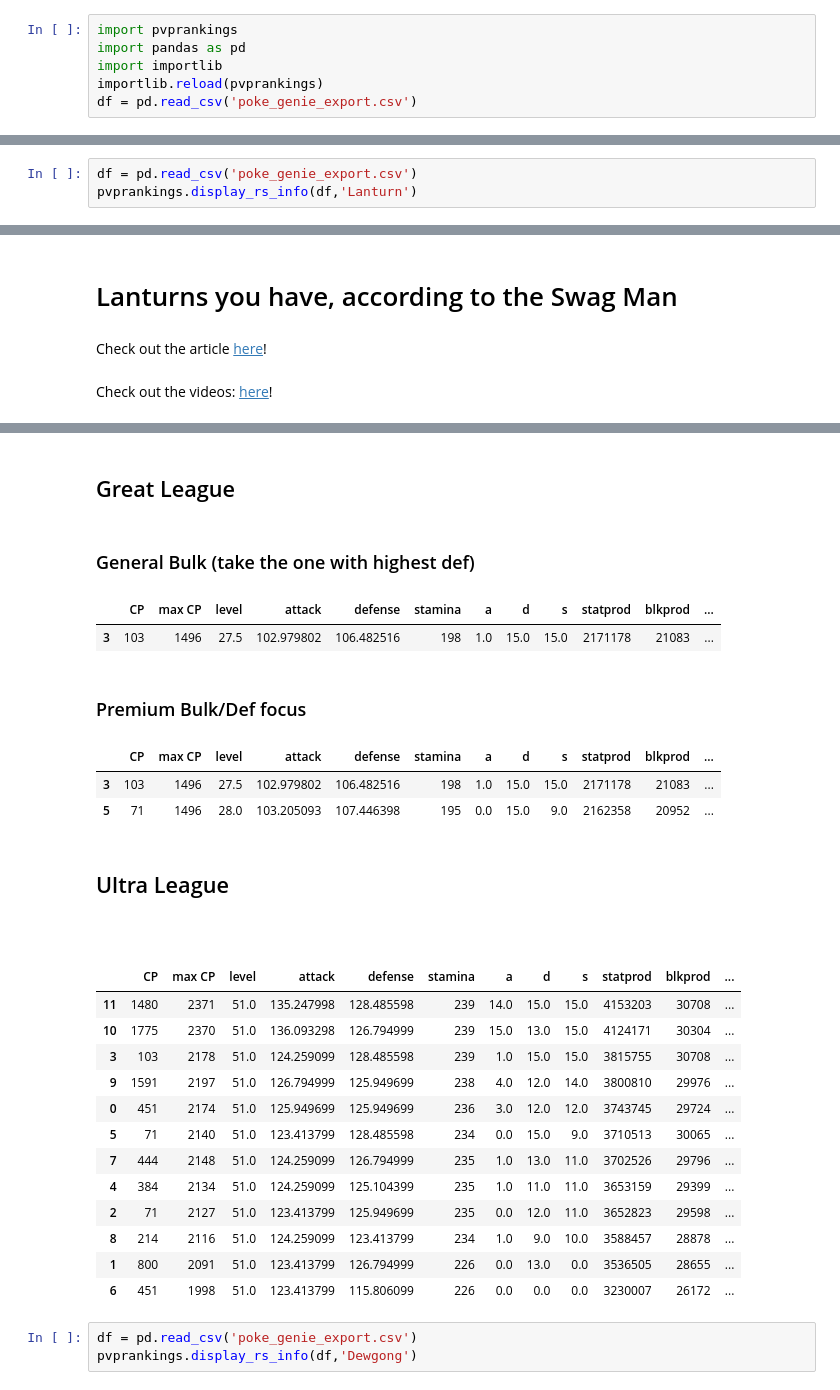
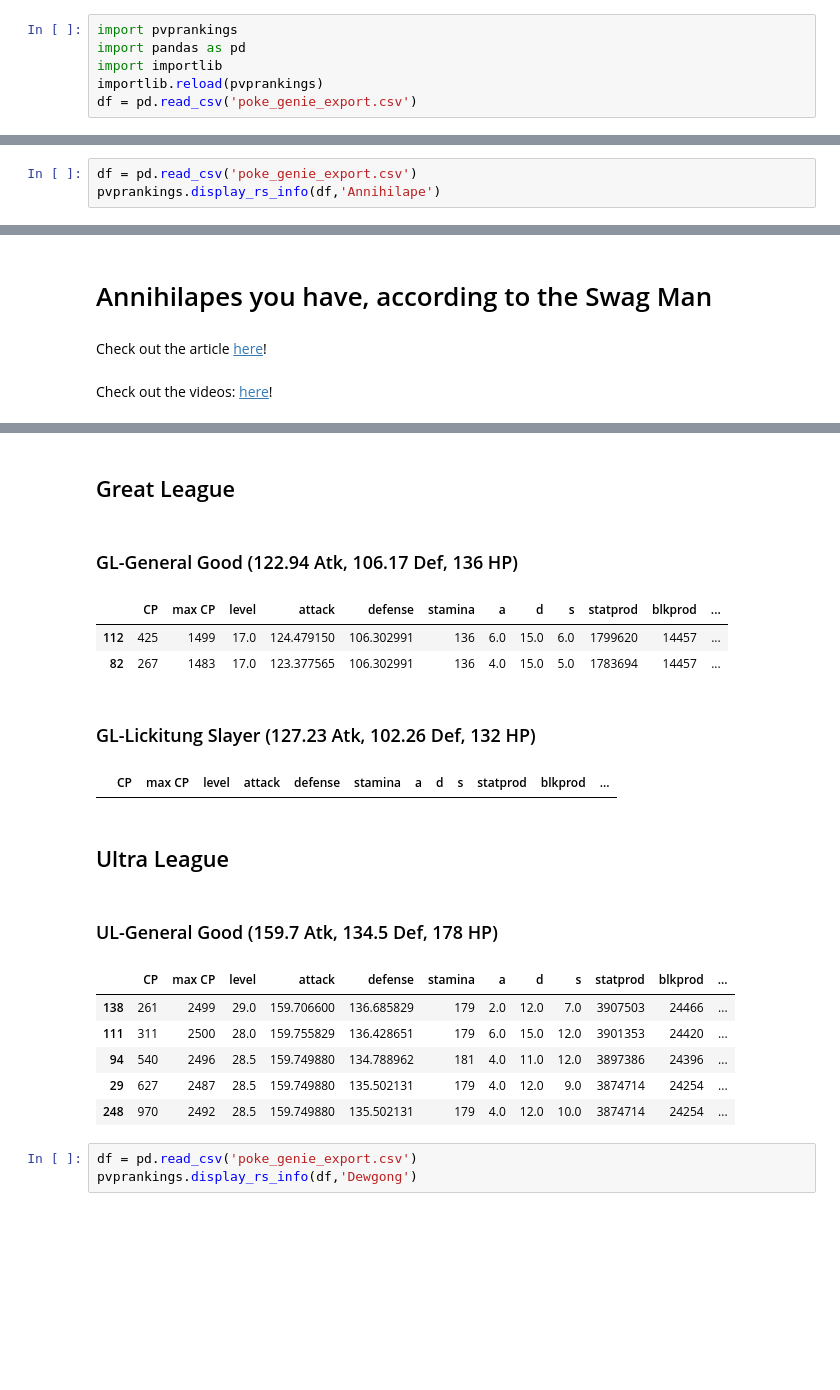
Before and after one commit to mglerner/PoGoIVChecker, a Jupyter notebook: FilterIVs.ipynb, the cells around one changed output, grey strips where cells are left out. Drawn from its saved outputs; the diff is of its cells as text; blank space fills up the shorter version.

```diff
--- a/FilterIVs.ipynb
+++ b/FilterIVs.ipynb
@@ -81,5 +82,5 @@ Extra Tips:
 ... (4 outputs left out)
 # %%
 df = pd.read_csv('poke_genie_export.csv')
-pvprankings.display_rs_info(df,'Lanturn')
+pvprankings.display_rs_info(df,'Annihilape')
 # %% [output]
@@ -96,4 +87,4 @@ The rank 10 Lanturn at max_level 51 is (2163160, (0, 12, 14))
-# Lanturns you have, according to the Swag Man
+# Annihilapes you have, according to the Swag Man
-Check out the article [here](https://gamepress.gg/pokemongo/pvp-iv-deep-dive-lanturn)!
+Check out the article [here](https://gamepress.gg/pokemongo/annihilape-pvp-iv-deep-dive)!
 Check out the videos: [here]()!
 Extra Tips:
@@ -100,26 +136,18 @@ Extra Tips:
 ## Great League
-### General Bulk (take the one with highest def)
+### GL-General Good (122.94 Atk, 106.17 Def, 136 HP)
 |  | CP | max CP | level | attack | defense | stamina | a | d | s | statprod | blkprod | ... |
-| 3 | 103 | 1496 | 27.5 | 102.979802 | 106.482516 | 198 | 1.0 | 15.0 | 15.0 | 2171178 | 21083 | ... |
+| 112 | 425 | 1499 | 17.0 | 124.479150 | 106.302991 | 136 | 6.0 | 15.0 | 6.0 | 1799620 | 14457 | ... |
+| 82 | 267 | 1483 | 17.0 | 123.377565 | 106.302991 | 136 | 4.0 | 15.0 | 5.0 | 1783694 | 14457 | ... |
-### Premium Bulk/Def focus
+### GL-Lickitung Slayer (127.23 Atk, 102.26 Def, 132 HP)
 |  | CP | max CP | level | attack | defense | stamina | a | d | s | statprod | blkprod | ... |
-| 3 | 103 | 1496 | 27.5 | 102.979802 | 106.482516 | 198 | 1.0 | 15.0 | 15.0 | 2171178 | 21083 | ... |
-| 5 | 71 | 1496 | 28.0 | 103.205093 | 107.446398 | 195 | 0.0 | 15.0 | 9.0 | 2162358 | 20952 | ... |
 ## Ultra League
-###
+### UL-General Good (159.7 Atk, 134.5 Def, 178 HP)
 |  | CP | max CP | level | attack | defense | stamina | a | d | s | statprod | blkprod | ... |
-| 11 | 1480 | 2371 | 51.0 | 135.247998 | 128.485598 | 239 | 14.0 | 15.0 | 15.0 | 4153203 | 30708 | ... |
-| 10 | 1775 | 2370 | 51.0 | 136.093298 | 126.794999 | 239 | 15.0 | 13.0 | 15.0 | 4124171 | 30304 | ... |
-| 3 | 103 | 2178 | 51.0 | 124.259099 | 128.485598 | 239 | 1.0 | 15.0 | 15.0 | 3815755 | 30708 | ... |
-| 9 | 1591 | 2197 | 51.0 | 126.794999 | 125.949699 | 238 | 4.0 | 12.0 | 14.0 | 3800810 | 29976 | ... |
-| 0 | 451 | 2174 | 51.0 | 125.949699 | 125.949699 | 236 | 3.0 | 12.0 | 12.0 | 3743745 | 29724 | ... |
-| 5 | 71 | 2140 | 51.0 | 123.413799 | 128.485598 | 234 | 0.0 | 15.0 | 9.0 | 3710513 | 30065 | ... |
-| 7 | 444 | 2148 | 51.0 | 124.259099 | 126.794999 | 235 | 1.0 | 13.0 | 11.0 | 3702526 | 29796 | ... |
-| 4 | 384 | 2134 | 51.0 | 124.259099 | 125.104399 | 235 | 1.0 | 11.0 | 11.0 | 3653159 | 29399 | ... |
-| 2 | 71 | 2127 | 51.0 | 123.413799 | 125.949699 | 235 | 0.0 | 12.0 | 11.0 | 3652823 | 29598 | ... |
-| 8 | 214 | 2116 | 51.0 | 124.259099 | 123.413799 | 234 | 1.0 | 9.0 | 10.0 | 3588457 | 28878 | ... |
-| 1 | 800 | 2091 | 51.0 | 123.413799 | 126.794999 | 226 | 0.0 | 13.0 | 0.0 | 3536505 | 28655 | ... |
-| 6 | 451 | 1998 | 51.0 | 123.413799 | 115.806099 | 226 | 0.0 | 0.0 | 0.0 | 3230007 | 26172 | ... |
+| 138 | 261 | 2499 | 29.0 | 159.706600 | 136.685829 | 179 | 2.0 | 12.0 | 7.0 | 3907503 | 24466 | ... |
+| 111 | 311 | 2500 | 28.0 | 159.755829 | 136.428651 | 179 | 6.0 | 15.0 | 12.0 | 3901353 | 24420 | ... |
+| 94 | 540 | 2496 | 28.5 | 159.749880 | 134.788962 | 181 | 4.0 | 11.0 | 12.0 | 3897386 | 24396 | ... |
+| 29 | 627 | 2487 | 28.5 | 159.749880 | 135.502131 | 179 | 4.0 | 12.0 | 9.0 | 3874714 | 24254 | ... |
+| 248 | 970 | 2492 | 28.5 | 159.749880 | 135.502131 | 179 | 4.0 | 12.0 | 10.0 | 3874714 | 24254 | ... |
 # %%
 df = pd.read_csv('poke_genie_export.csv')
 pvprankings.display_rs_info(df,'Dewgong')
```
Also changed, not shown: parts of 2 cells of this notebook, 1 other file.
